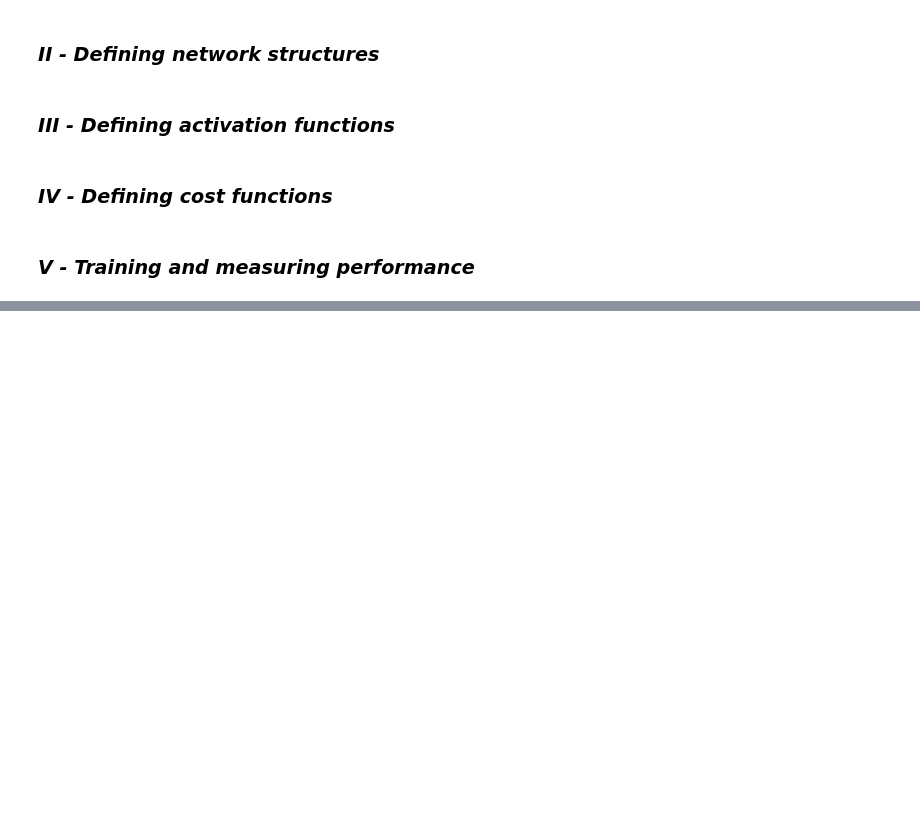
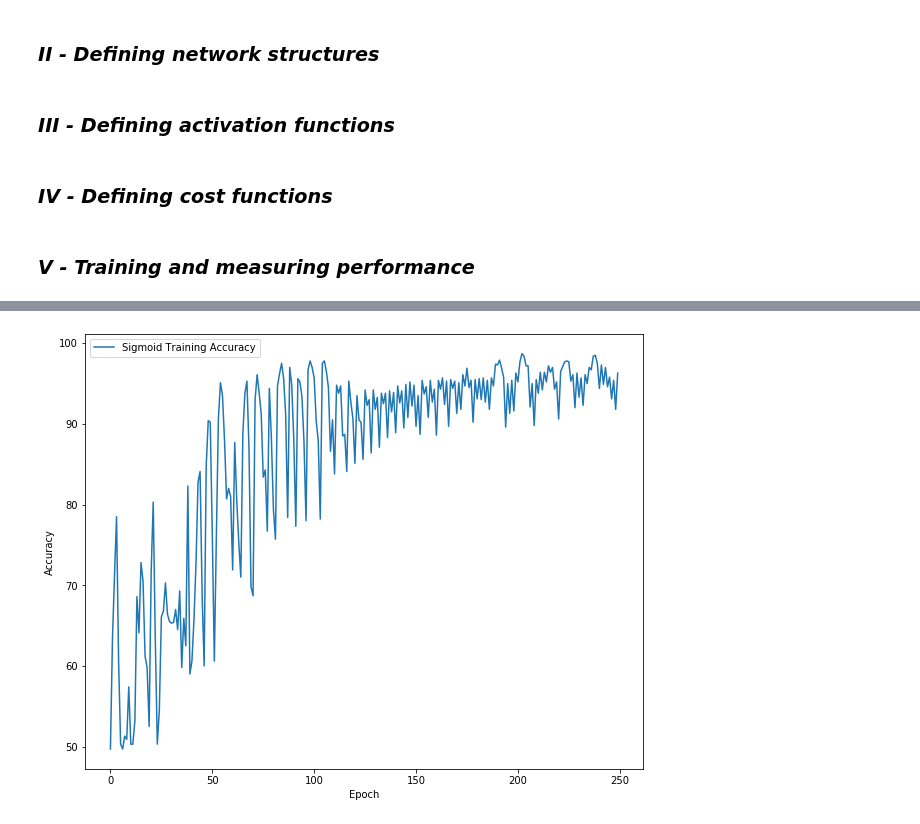
Before and after one commit to Laragervaise/Deep-Learning, a Jupyter notebook: proj2.ipynb, the cells around one changed output, grey strips where cells are left out. Cells and saved outputs as stored; diff of their text form; code cells hidden in the pictures; blank space fills up the shorter version.

```diff
--- a/proj2.ipynb
+++ b/proj2.ipynb
@@ -305,0 +403,16 @@ print(acc_relu)
+# %%
+def plot_acc(history, model_name, train_history = False, test_history = False):
+    train_accs = history['train_accuracy']
+    test_accs = history['test_accuracy']
+    plt.figure(figsize=(10,8))
+
+    if (train_history):
+        plt.plot(train_accs, label =  model_name + " Training Accuracy")
+
+    if (test_history):
+        plt.plot(test_accs, label =  model_name + " Testing Accuracy")
+
+    plt.xlabel('Epoch')
+    plt.ylabel('Accuracy')
+    plt.legend()
+    plt.show()
@@ -305,0 +427,4 @@ print(acc_relu)
+# %%
+plot_acc(history_sigmoid, 'Sigmoid', train_history = True, test_history = False)
+# %% [output]
+[figure, added]
```
Also changed, not shown: parts of 28 cells of this notebook.
